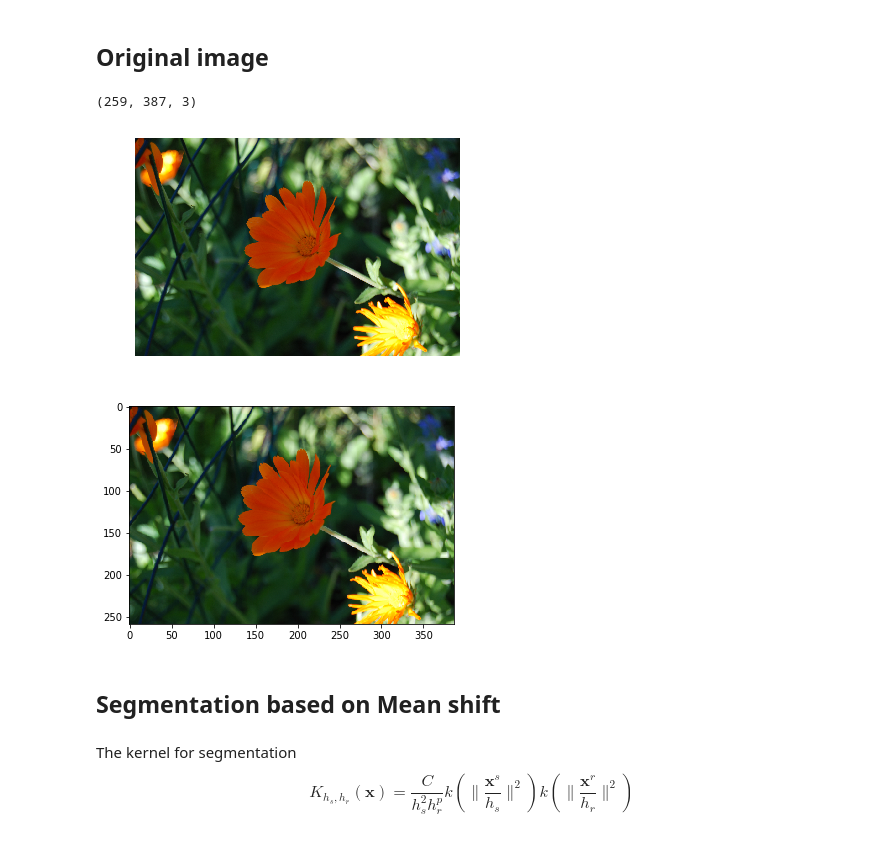
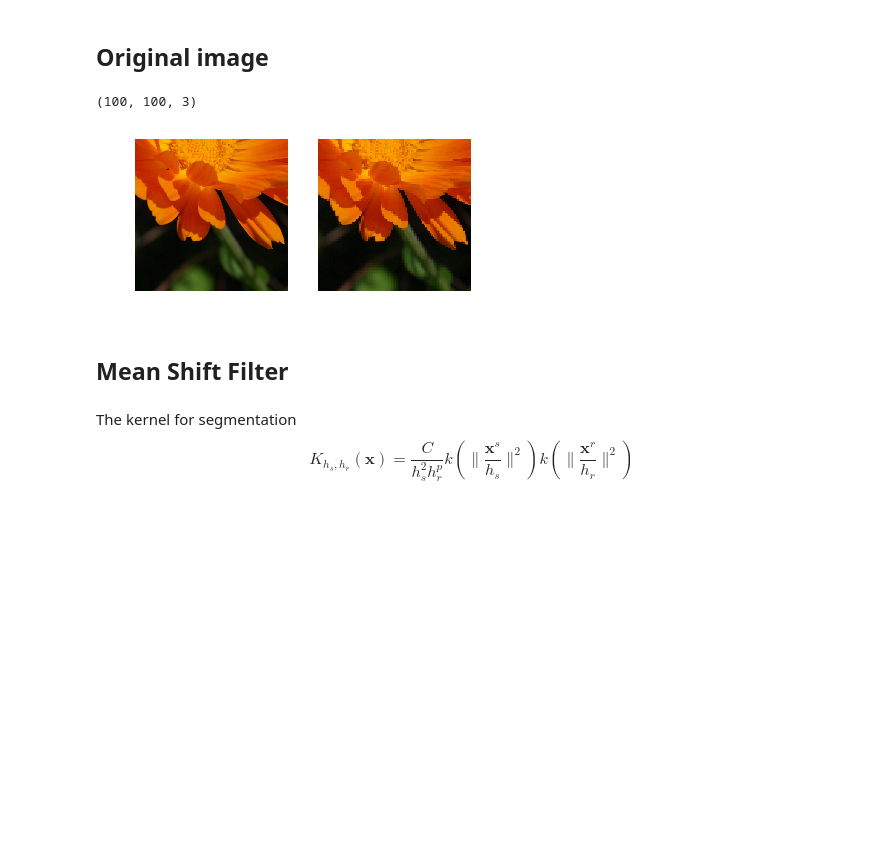
Before and after one commit to jianwu21/Advance-Topic-in-Image-Analysis, a Jupyter notebook: Segmentation/Segmentation.ipynb, the cells around one changed output. Drawn from its saved outputs; the diff is of its cells as text; code cells hidden in the pictures; blank space fills up the shorter version.

Commit message:
Segmentation filter

```diff
--- a/Segmentation/Segmentation.ipynb
+++ b/Segmentation/Segmentation.ipynb
@@ -18,24 +16,23 @@ from mean_shift.mean_shift import *
 Original image
 ----------------
 # %%
-orig_img = plt.imread('data/DSC_0066.JPG')
+orig_img = plt.imread('data/DSC_0055.JPG')[1000:2000, 1600:2600]
+plt.subplot(1, 2, 1)
 plt.imshow(orig_img)
 plt.axis('off')
 
 resized_img = 255 * resize(orig_img, (orig_img.shape[0] / 10, orig_img.shape[1] / 10))
 img = resized_img.astype(np.uint8)
 
-plt.figure()
+plt.subplot(1, 2, 2)
 plt.imshow(img)
-
-img.shape
+plt.axis('off'
 # %% [output]
-(259, 387, 3)
+(100, 100, 3)
-[figure, old version]
+[figure, new version]
-[figure, removed]
-# %% [markdown]
-Segmentation based on Mean shift
------------------------------------
+# %% [markdown]
+Mean Shift Filter
+-----------------------------------
 # %% [markdown]
 The kernel for segmentation
 $$K_{h_s, h_r}(\mathbf{x}) = \frac{C}{{h^2_s} {h^p_r}}k(\|\frac{\mathbf{x}^s}{h_s}\|^2)k(\|\frac{\mathbf{x}^r}{h_r}\|^2)$$
```
Also changed, not shown: parts of 12 cells of this notebook.
